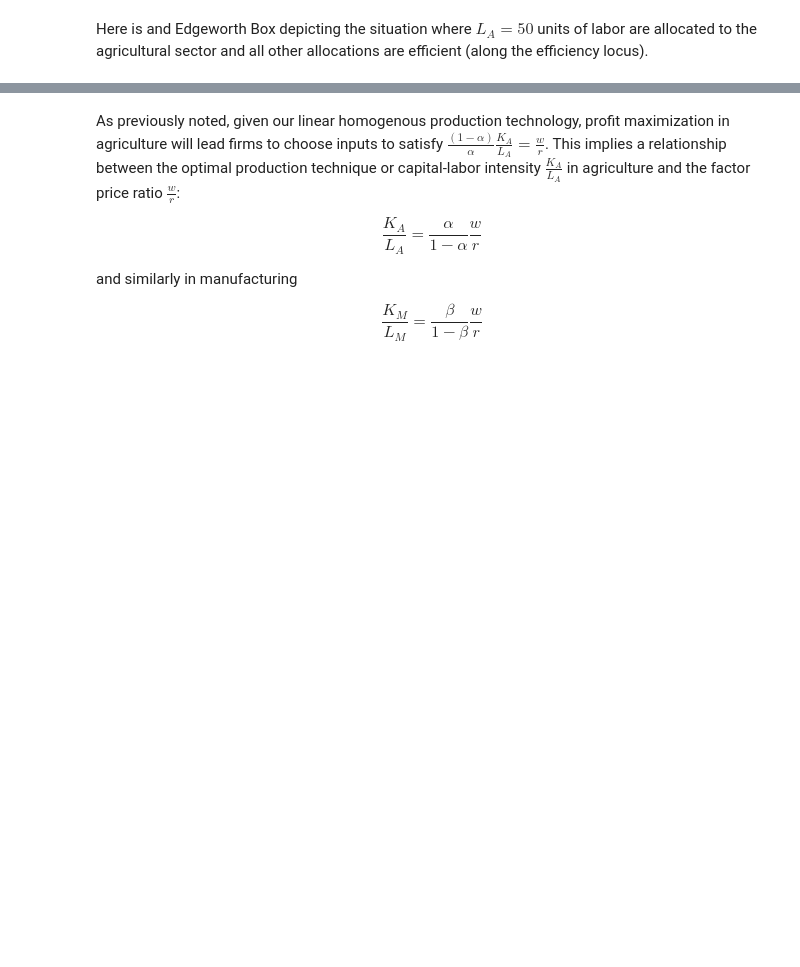
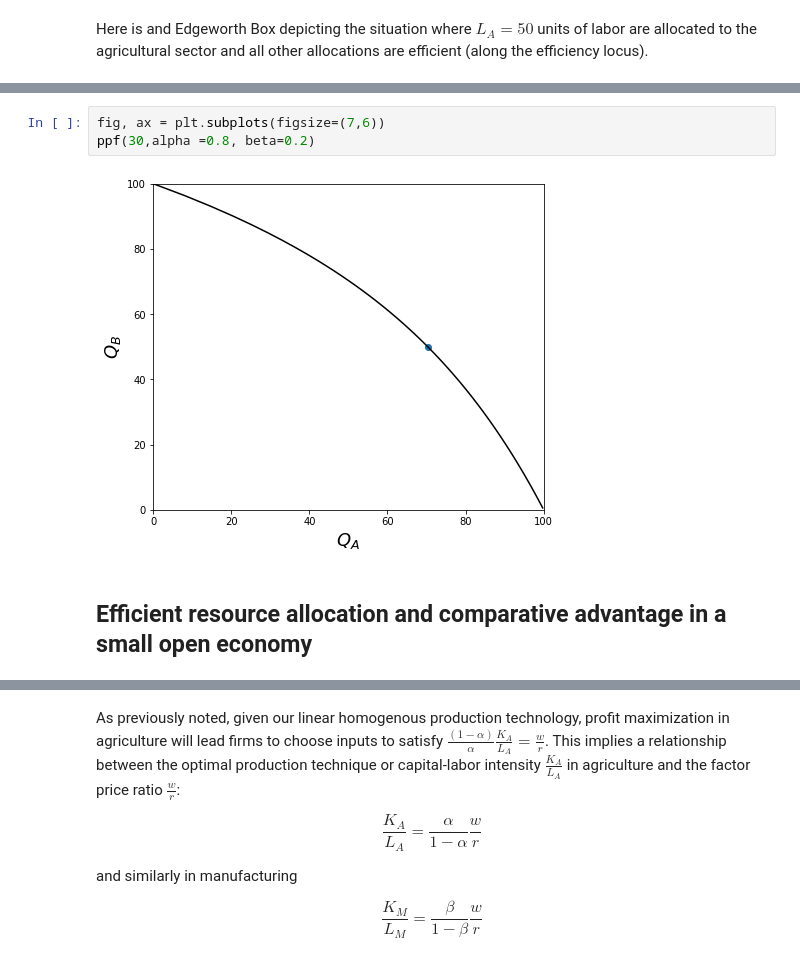
Before and after one commit to jhconning/Dev-II, a Jupyter notebook: notebooks/EdgeworthProduction.ipynb, the cells around one changed output, grey strips where cells are left out. Drawn from its saved outputs; the diff is of its cells as text; blank space fills up the shorter version.

```diff
--- a/notebooks/EdgeworthProduction.ipynb
+++ b/notebooks/EdgeworthProduction.ipynb
@@ -156,0 +63,7 @@ Once we've worked out a solution to this question we have essentially solved for
+# %%
+fig, ax = plt.subplots(figsize=(7,6))
+ppf(30,alpha =0.8, beta=0.2)
+# %% [output]
+[figure, added]
+# %% [markdown]
+## Efficient resource allocation and comparative advantage in a small open economy
```
Also changed, not shown: parts of 33 cells of this notebook.
